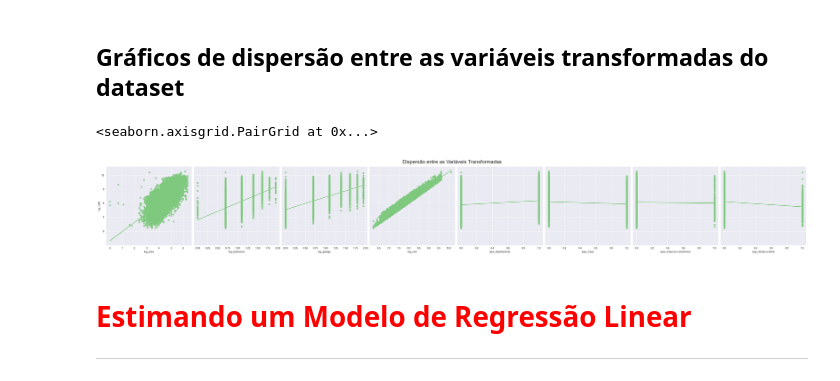
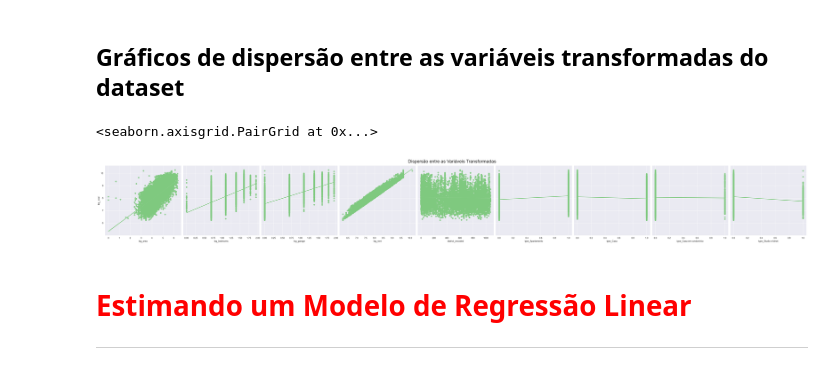
Before and after one commit to naimeaiub/Modelo-de-regress-o-linear, a Jupyter notebook: Projeto/Análise descritiva da Regressao Linear.ipynb, the cells around one changed output. Drawn from its saved outputs; the diff is of its cells as text; code cells hidden in the pictures.

```diff
--- a/Projeto/Análise descritiva da Regressao Linear.ipynb
+++ b/Projeto/Análise descritiva da Regressao Linear.ipynb
@@ -321,7 +342,7 @@ ax
 pd.set_option('display.max_rows', None)
 
 print("\nCódigos\t\tBairros")
-for codigo, nome in codigo_para_bairro.items():
+for codigo, nome in zip(dados['district_encoded'], dados['district']):
     print(f"{codigo}\t\t{nome}")
 # %% [output]
 Códigos         Bairros
@@ -343,0 +365,19 @@ Códigos         Bairros
+# %%
+dados.drop('district_encoded', axis = 1, inplace = True)
+# %%
+bairro_repetido = ['alphaville', 'jardimamerica', 'vilaolimpia', 'moema', 'pinheiros', 'tatuape']
+
+def limpar_nome_bairro(nome):
+    nome = nome.lower()
+    nome = unidecode(nome)  # Aqui, estamos chamando a função unidecode do módulo unidecode
+    nome = re.sub(r'\s+', '', nome)
+    if nome.endswith('.'):
+        nome = nome[:-1]  # Remove o último caractere se for um ponto final
+
+    for bairro in bairro_repetido:
+        if bairro in nome:
+            return bairro
+    return nome
+
+dados['district'] = dados['district'].apply(limpar_nome_bairro)
+dados['district'].nunique()
@@ -344,3 +409,6 @@ Códigos         Bairros
+# %%
+label_encoder = LabelEncoder()
+dados['district_encoded'] = label_encoder.fit_transform(dados['district'])
 # %% [markdown]
 ### Criação de colunas true/false para classificar o tipo de imóvel
 # %%
@@ -430,12 +498,12 @@ ax
 # %% [markdown]
 ## Gráficos de dispersão entre as variáveis transformadas do dataset
 # %%
-ax = sns.pairplot(dados, y_vars='log_total', x_vars=['log_area', 'log_bedrooms', 'log_garage','log_rent','type_Apartamento', 'type_Casa', 'type_Casa em condomínio', 'type_Studio e kitnet'], kind='reg',height=5)
+ax = sns.pairplot(dados, y_vars='log_total', x_vars=['log_area', 'log_bedrooms', 'log_garage','log_rent','district_encoded','type_Apartamento', 'type_Casa', 'type_Casa em condomínio', 'type_Studio e kitnet'], kind='reg',height=5)
 ax.fig.suptitle('Dispersão entre as Variáveis Transformadas', fontsize=20, y=1.05)
 ax
 # %% [output]
 <seaborn.axisgrid.PairGrid at 0x...>
-[figure, old version]
+[figure, new version]
 # %% [markdown]
 # <font color='red' style='font-size: 30px;'>Estimando um Modelo de Regressão Linear</font>
 <hr style='border: 2px solid red;'>
```
Also changed, not shown: parts of 23 cells of this notebook, 2 other files.
